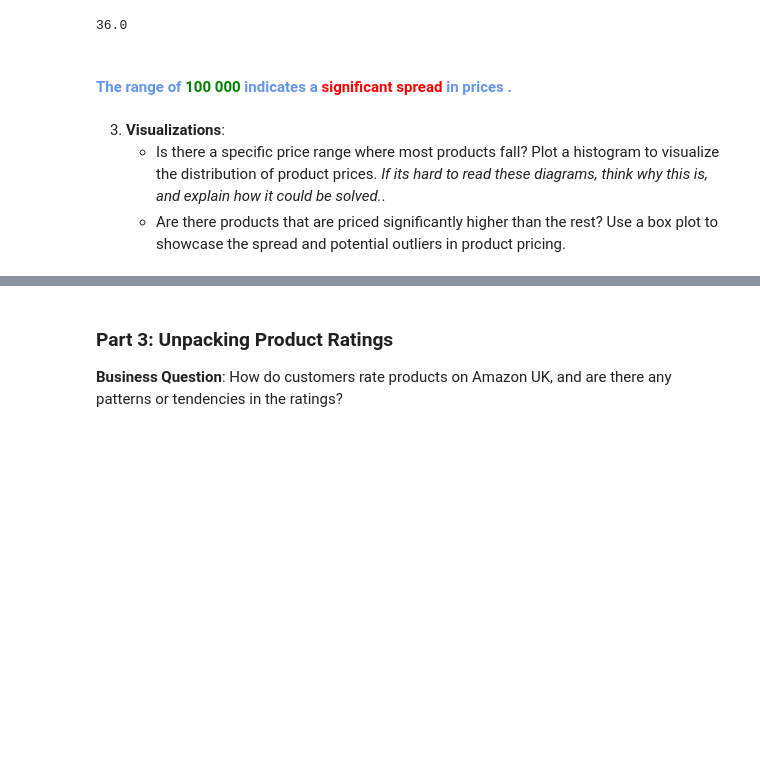
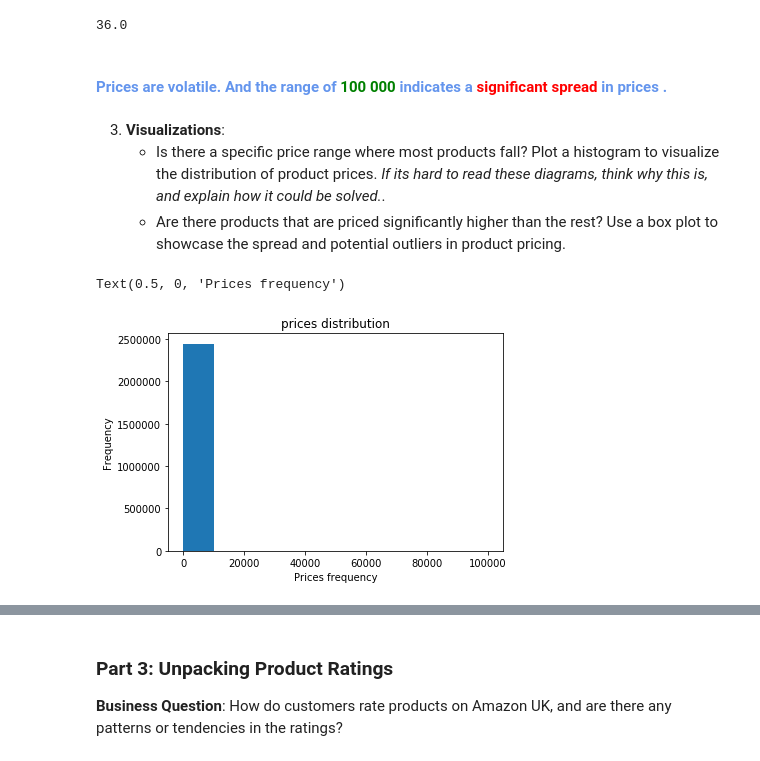
Before and after one commit to jalbin/lab-eda-univariate, a Jupyter notebook: lab_eda_univariate.ipynb, the cells around one changed output, grey strips where cells are left out. Drawn from its saved outputs; the diff is of its cells as text; code cells hidden in the pictures; blank space fills up the shorter version.

```diff
--- a/lab_eda_univariate.ipynb
+++ b/lab_eda_univariate.ipynb
@@ -177,8 +167,14 @@ df['price'].quantile([0.25, 0.75])[0.75] - df['price'].quantile([0.25, 0.75])[0.
 # %% [output]
 36.0
 # %% [markdown]
-####  <font color='CornflowerBlue'>The range  of <font color='green'>100 000</font> indicates a <font color='red'>significant spread</font> in prices .</font>
+####  <font color='CornflowerBlue'>Prices are volatile. And the range  of <font color='green'>100 000</font> indicates a <font color='red'>significant spread</font> in prices .</font>
 # %% [markdown]
 3. **Visualizations**:
     - Is there a specific price range where most products fall? Plot a histogram to visualize the distribution of product prices. *If its hard to read these diagrams, think why this is, and explain how it could be solved.*.
     - Are there products that are priced significantly higher than the rest? Use a box plot to showcase the spread and potential outliers in product pricing.
+# %%
+df['price'].plot(kind='hist', title='prices distribution')
+plt.xlabel('Prices frequency')
+# %% [output]
+Text(0.5, 0, 'Prices frequency')
+[figure, added]
```
Also changed, not shown: parts of 10 cells of this notebook.
